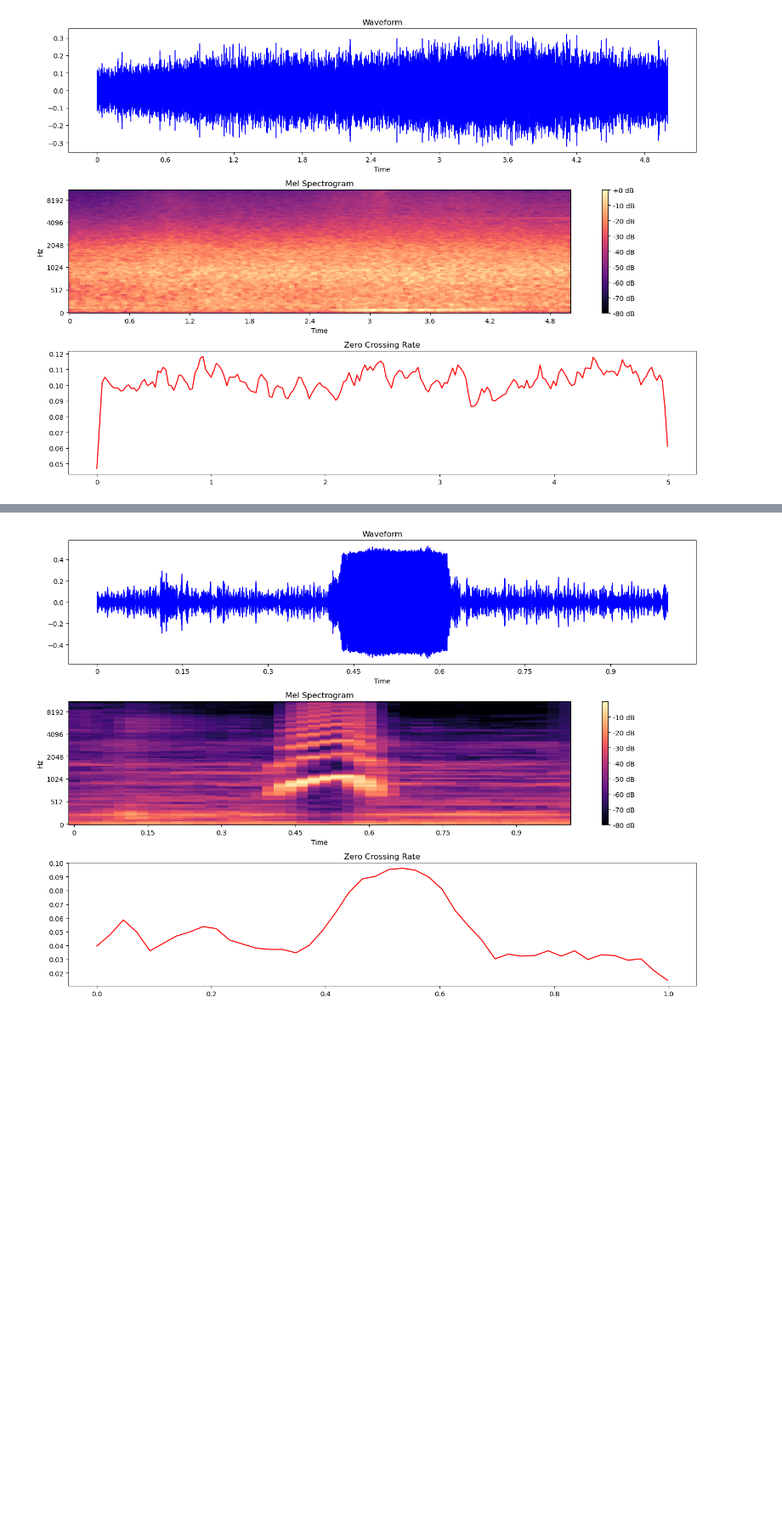
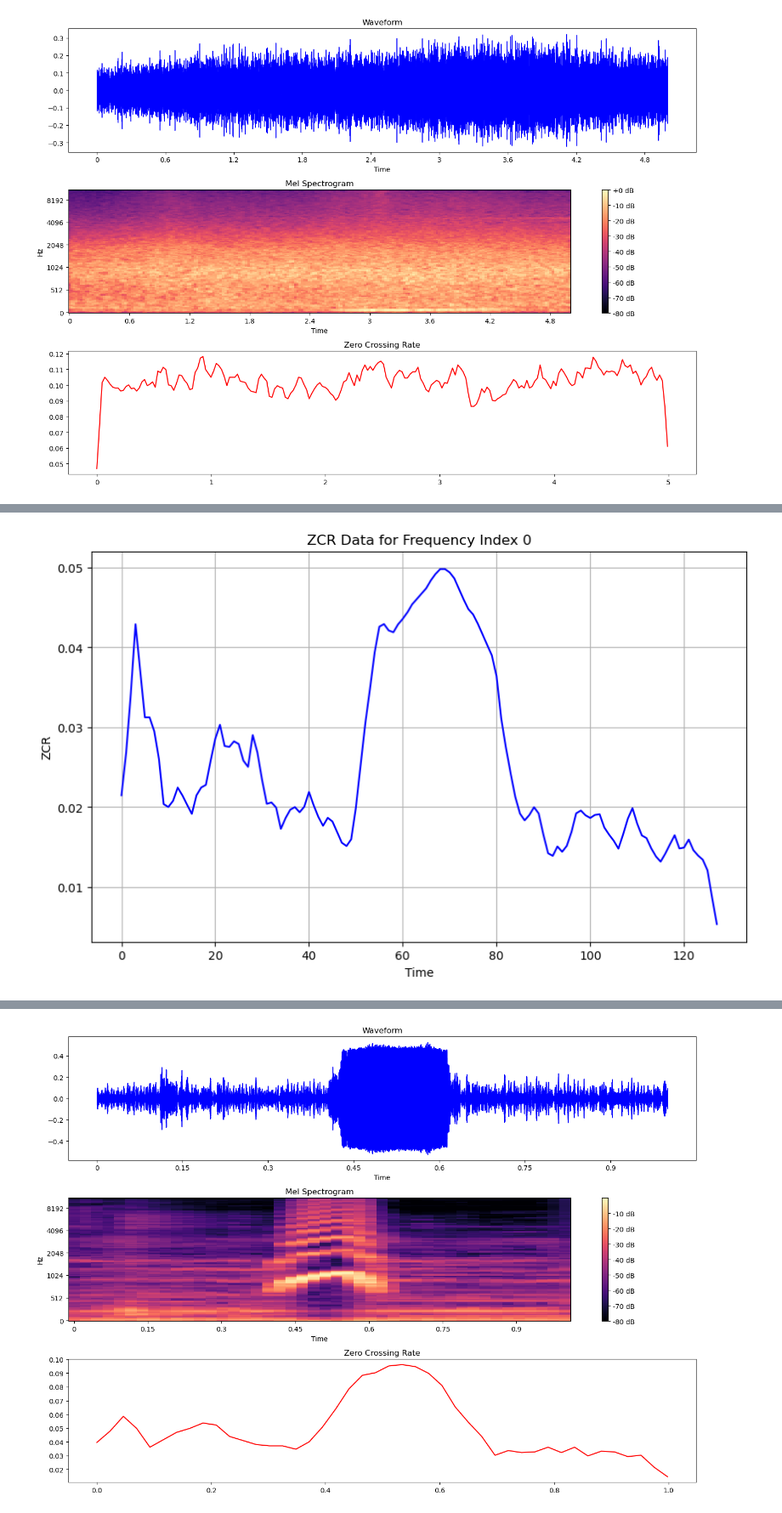
Before and after one commit to PetraWLeka/Machine-Learning, a Jupyter notebook: pengenal_teriak _xexe.ipynb, the cells around one changed output, grey strips where cells are left out. Shown at 85% size. Cells and saved outputs as stored; diff of their text form; code cells hidden in the pictures; blank space fills up the shorter version.

```diff
--- a/pengenal_teriak _xexe.ipynb
+++ b/pengenal_teriak _xexe.ipynb
@@ -64,0 +82,20 @@ plt.show()
+# %%
+import numpy as np
+import matplotlib.pyplot as plt
+
+# Load ZCR data from the file
+zcr_data = np.load('zcr_data.npy')
+
+# Extract ZCR values for frequency index 0
+zcr_values_freq_0 = zcr_data[0][0, :, 0]
+
+# Plot ZCR values against time for frequency index 0
+plt.figure(figsize=(10, 6))
+plt.plot(zcr_values_freq_0, color='blue')
+plt.title('ZCR Data for Frequency Index 0')
+plt.xlabel('Time')
+plt.ylabel('ZCR')
+plt.grid(True)
+plt.show()
+# %% [output]
+[figure, added]
```
Also changed, not shown: parts of 4 cells of this notebook.
